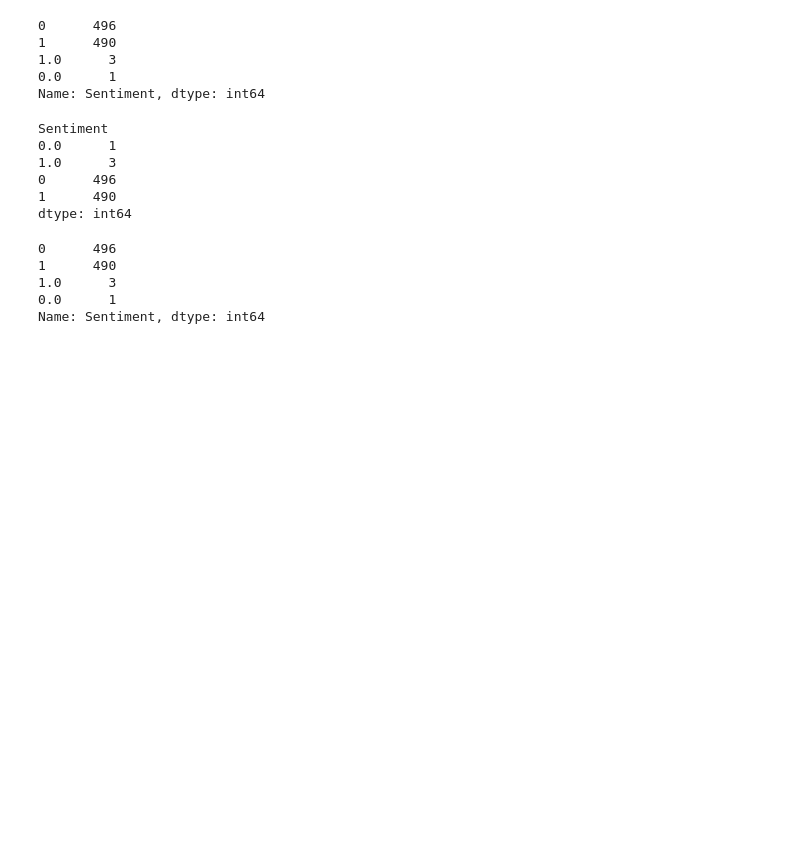
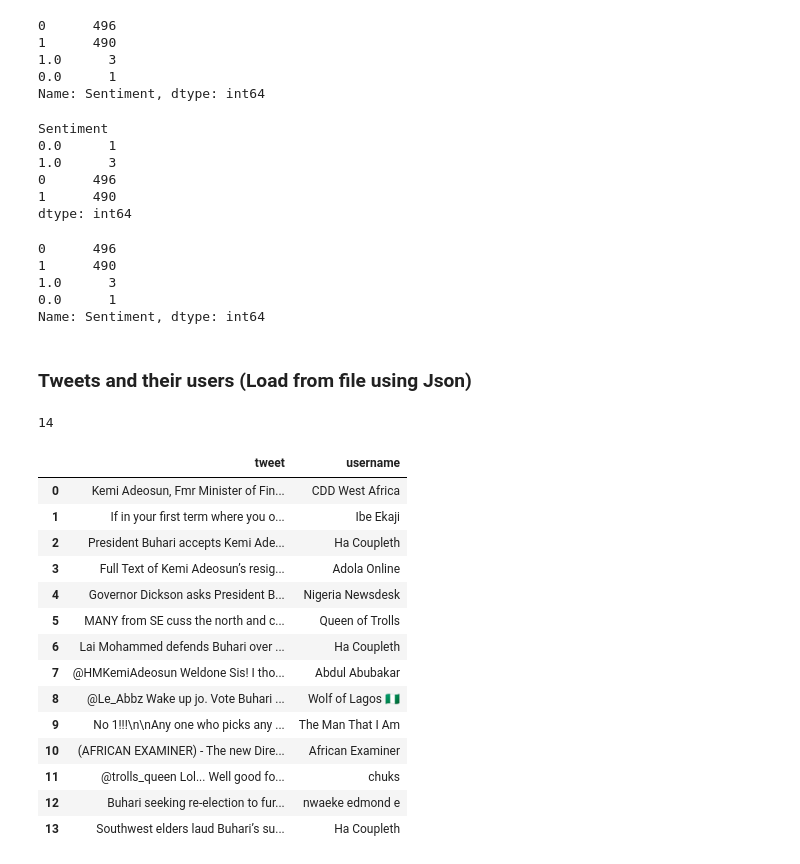
Before and after one commit to Finesomtoe/sentimentanalysis, a Jupyter notebook: Sentiment Analysis Notebook.ipynb, the cells around one changed output. Cells and saved outputs as stored; diff of their text form; code cells hidden in the pictures; blank space fills up the shorter version.

Commit message:
Fetched data from twitter and put the tweets and usernames in a dataframe

```diff
--- a/Sentiment Analysis Notebook.ipynb
+++ b/Sentiment Analysis Notebook.ipynb
@@ -189,3 +189,47 @@ finaldf.Sentiment.value_counts()
 1.0      3
 0.0      1
 Name: Sentiment, dtype: int64
+# %% [markdown]
+### Tweets and their users (Load from file using Json)
+# %%
+import json
+import pandas as pd
+import os
+
+tweets_filename = os.getcwd() + '\Library Project Files\\tweetresults1.txt'
+tweets_file = open(tweets_filename, 'r')
+data = []
+# %%
+for line in tweets_file:
+    try:
+        tweet = json.loads(line.strip())
+        if 'text' in tweet:
+            textweet = tweet['text']
+            if 'RT' not in textweet:
+                mined = {'username':tweet['user']['name'], 'tweet':tweet['text']}
+                data.append(mined)
+
+
+    except:
+        continue
+# %%
+print(len(data))
+mydf = pd.DataFrame(data)
+mydf
+# %% [output]
+14
+|  | tweet | username |
+| 0 | Kemi Adeosun, Fmr Minister of Fin... | CDD West Africa |
+| 1 | If in your first term where you o... | Ibe Ekaji |
+| 2 | President Buhari accepts Kemi Ade... | Ha Coupleth |
+| 3 | Full Text of Kemi Adeosun’s resig... | Adola Online |
+| 4 | Governor Dickson asks President B... | Nigeria Newsdesk |
+| 5 | MANY from SE cuss the north and c... | Queen of Trolls |
+| 6 | Lai Mohammed defends Buhari over ... | Ha Coupleth |
+| 7 | @HMKemiAdeosun Weldone Sis! I tho... | Abdul Abubakar |
+| 8 | @Le_Abbz Wake up jo. Vote Buhari ... | Wolf of Lagos 🇳🇬 |
+| 9 | No 1!!!\n\nAny one who picks any ... | The Man That I Am |
+| 10 | (AFRICAN EXAMINER) - The new Dire... | African Examiner |
+| 11 | @trolls_queen Lol... Well good fo... | chuks |
+| 12 | Buhari seeking re-election to fur... | nwaeke edmond e |
+| 13 | Southwest elders laud Buhari’s su... | Ha Coupleth |
```
Also changed, not shown: 2 other files.
